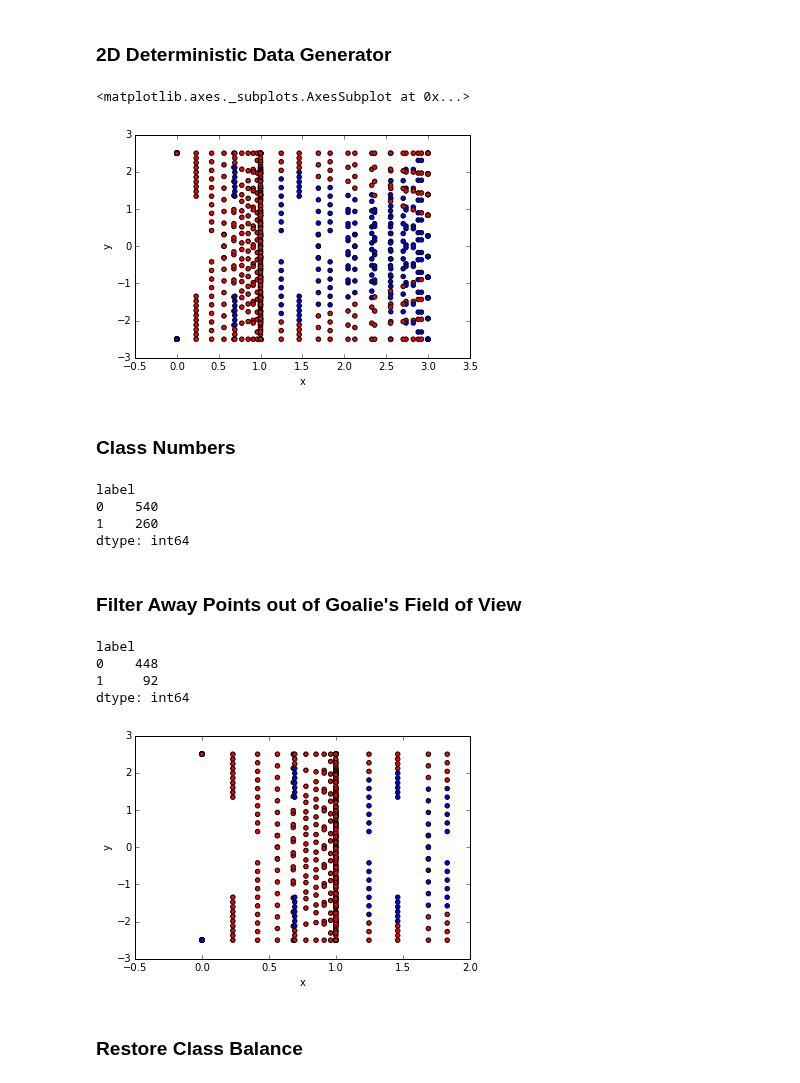
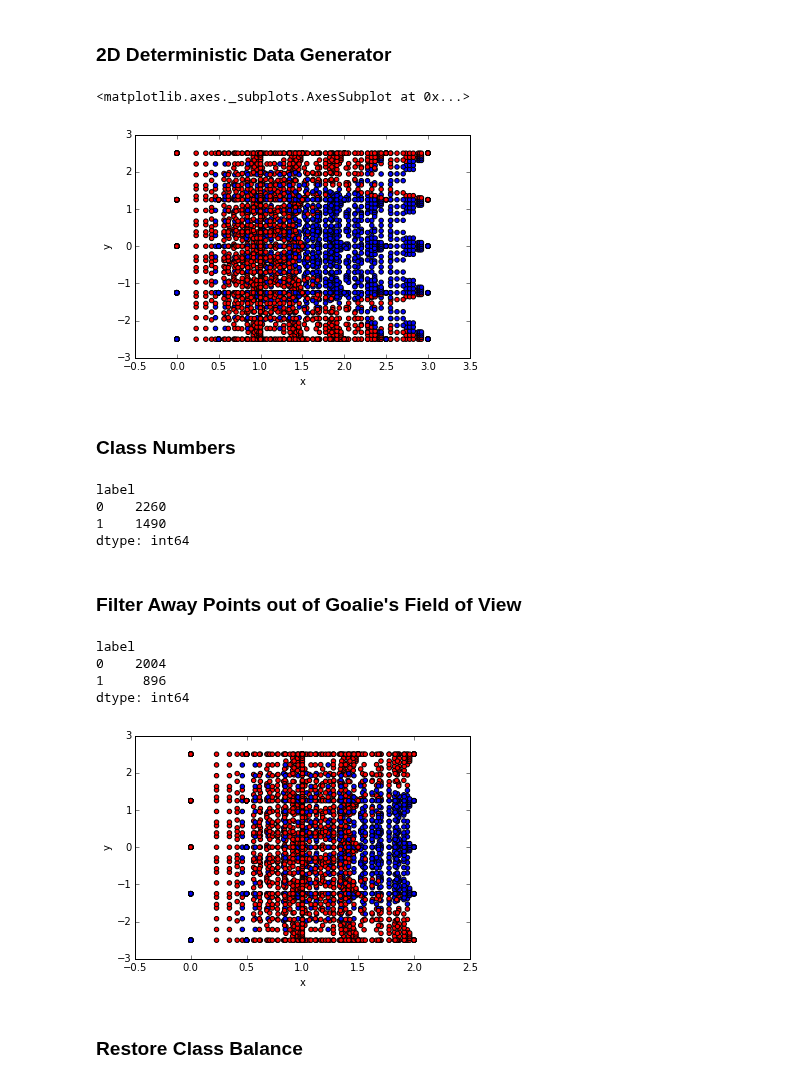
Before and after one commit to ebanner/cs393r_project, a Jupyter notebook: data/generate/2d/many-many/short/Generate.ipynb, the cells around one changed output. Saved outputs shown, nothing was run; the diff lists cells and outputs as text; code cells hidden in the pictures.

Commit message:
Add many more *..* data points

```diff
--- a/data/generate/2d/many-many/short/Generate.ipynb
+++ b/data/generate/2d/many-many/short/Generate.ipynb
@@ -68,43 +68,43 @@ def data_generator(num_xs_start=2, num_ys_start=2, num_xs_end=2, num_ys_end=2, t
 
         # Calculate how far you've traveled from the start at each time_step
         decays = np.array([decay**pow for pow in range(time_steps)])
 
         # Velocity at each time step
         x_velocities = decays * dx_start
         y_velocities = decays * dy_start
 
         # Distance traveled at each time step
         x_deltas = np.cumsum(x_velocities)
         y_deltas = np.cumsum(y_velocities)
 
         # Compute the actual points given deltas
         x_positions = x_start + x_deltas
         x_positions = np.append([x_start], x_positions[:-1])
         y_positions = y_start + y_deltas
         y_positions = np.append([y_start], y_positions[:-1])
 
         # Yield the points one by one
         for x, y, dx, dy in zip(x_positions, y_positions, x_velocities, y_velocities):
             yield State(x, y, dx, dy, label)
 
 
-data_points = data_generator(num_ys_end=10)
+data_points = data_generator(num_xs_start=3, num_ys_start=5, num_xs_end=5, num_ys_end=5)
 data_points = list(data_points)
 labels = np.array([data_point.label for data_point in data_points])
 
 df = pd.DataFrame(data_points, columns=State._fields)
 df.plot(kind='scatter', x='x', y='y', c=colormap[labels])
 # %% [output]
 <matplotlib.axes._subplots.AxesSubplot at 0x...>
-[figure, old version]
+[figure, new version]
 # %% [markdown]
 ### Class Numbers
 # %%
 df.groupby('label').size()
 # %% [output]
 label
-0    540
-1    260
+0    2260
+1    1490
 dtype: int64
 # %% [markdown]
 ### Filter Away Points out of Goalie's Field of View
@@ -120,10 +120,10 @@ data_points_2d.plot(kind='scatter', x='x', y='y', c=colormap[labels])
 data_points_2d.groupby('label').size()
 # %% [output]
 label
-0    448
-1     92
+0    2004
+1     896
 dtype: int64
-[figure, old version]
+[figure, new version]
 # %% [markdown]
 ### Restore Class Balance
 # %%
```
Also changed, not shown: parts of 2 cells of this notebook.
